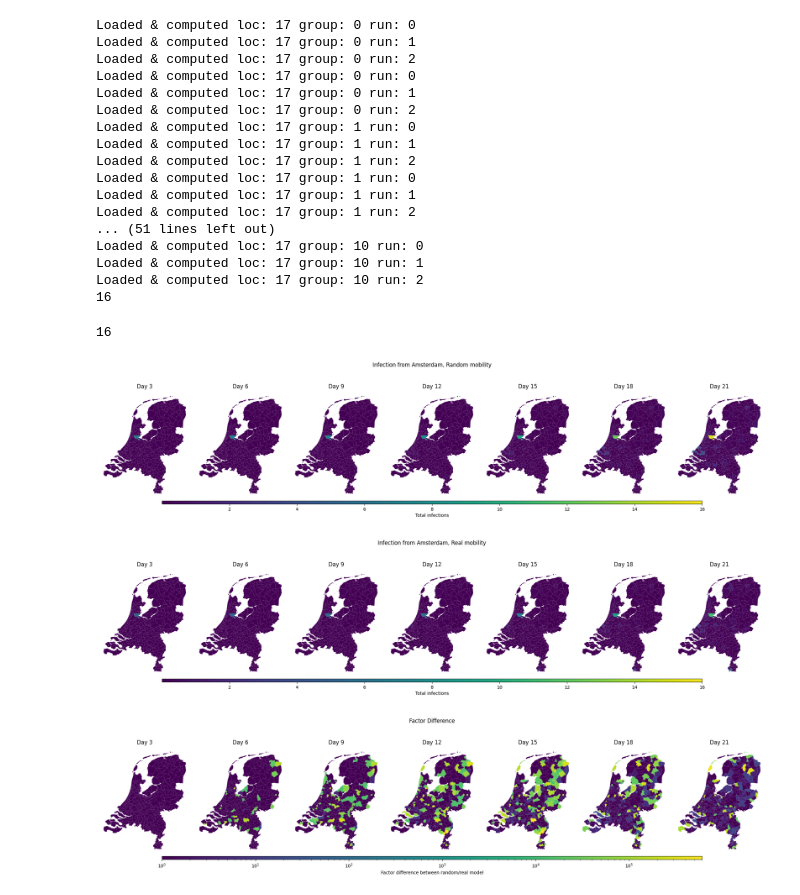
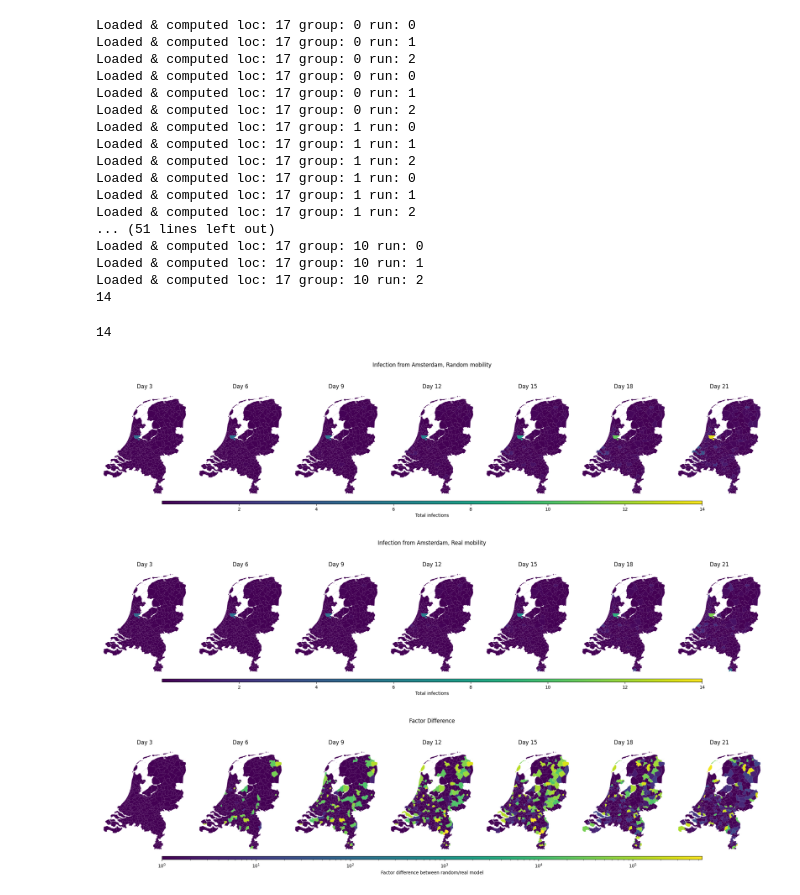
Before and after one commit to larsdekwant/covid-gravity-model, a Jupyter notebook: randomGravityModel.ipynb, the cells around one changed output. Saved outputs shown, nothing was run; the diff lists cells and outputs as text; code cells hidden in the pictures.

```diff
--- a/randomGravityModel.ipynb
+++ b/randomGravityModel.ipynb
@@ -412,40 +412,40 @@ for demo in range(0, 11):
 
     # avg ref model runs
     ref_data = []
     infected_data_ref = load_total_infected_avg_runs(path_ref, 17, demo, 3)
     all_demo_data_ref.append(infected_data_ref)
 
 merged_rnd_infections = combine_demos_weighted(groundzero, all_demo_data_rnd)
 merged_ref_infections = combine_demos_weighted(groundzero, all_demo_data_ref)
 
-create_spatial_7plots3_linear(merged_rnd_infections, 16, 'Infection from Amsterdam, Random mobility', 'Total infections')
-create_spatial_7plots3_linear(merged_ref_infections, 16, 'Infection from Amsterdam, Real mobility', 'Total infections')
+create_spatial_7plots3_linear(merged_rnd_infections, 14, 'Infection from Amsterdam, Random mobility', 'Total infections')
+create_spatial_7plots3_linear(merged_ref_infections, 14, 'Infection from Amsterdam, Real mobility', 'Total infections')
 
 merged_factor_infections = np.divide(merged_rnd_infections, merged_ref_infections, out=np.zeros_like(merged_rnd_infections), where=merged_ref_infections!=0)
 
 create_spatial_7plots3(merged_factor_infections, None, 'Factor Difference', 'Factor difference between random/real model')
 # %% [output]
 Loaded & computed loc: 17 group: 0 run: 0
 Loaded & computed loc: 17 group: 0 run: 1
 Loaded & computed loc: 17 group: 0 run: 2
 Loaded & computed loc: 17 group: 0 run: 0
 Loaded & computed loc: 17 group: 0 run: 1
 Loaded & computed loc: 17 group: 0 run: 2
 Loaded & computed loc: 17 group: 1 run: 0
 Loaded & computed loc: 17 group: 1 run: 1
 Loaded & computed loc: 17 group: 1 run: 2
 Loaded & computed loc: 17 group: 1 run: 0
 Loaded & computed loc: 17 group: 1 run: 1
 Loaded & computed loc: 17 group: 1 run: 2
 ... (51 lines left out)
 Loaded & computed loc: 17 group: 10 run: 0
 Loaded & computed loc: 17 group: 10 run: 1
 Loaded & computed loc: 17 group: 10 run: 2
-16
+14
-16
+14
-[figure, old version]
+[figure, new version]
-[figure, old version]
+[figure, new version]
-[figure, old version]
+[figure, new version]
 # %%
 # Plot total force of infection as function of time
 
```
Also changed, not shown: parts of 3 cells of this notebook.
